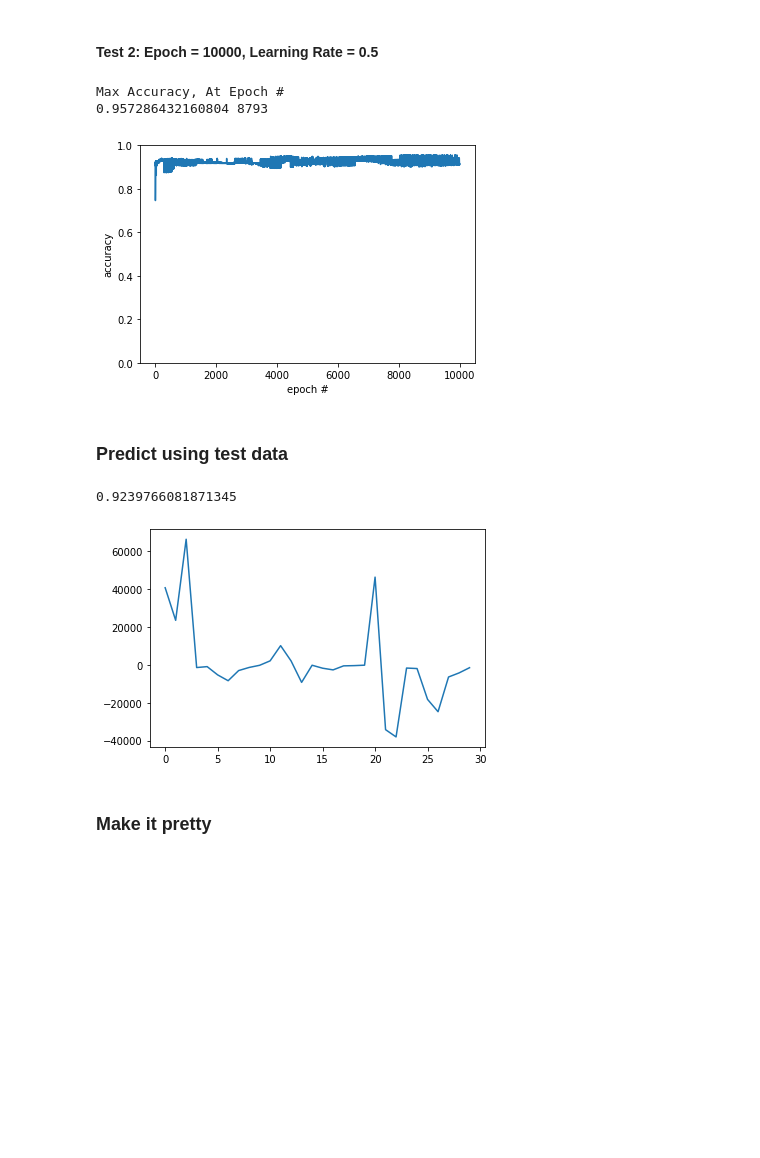
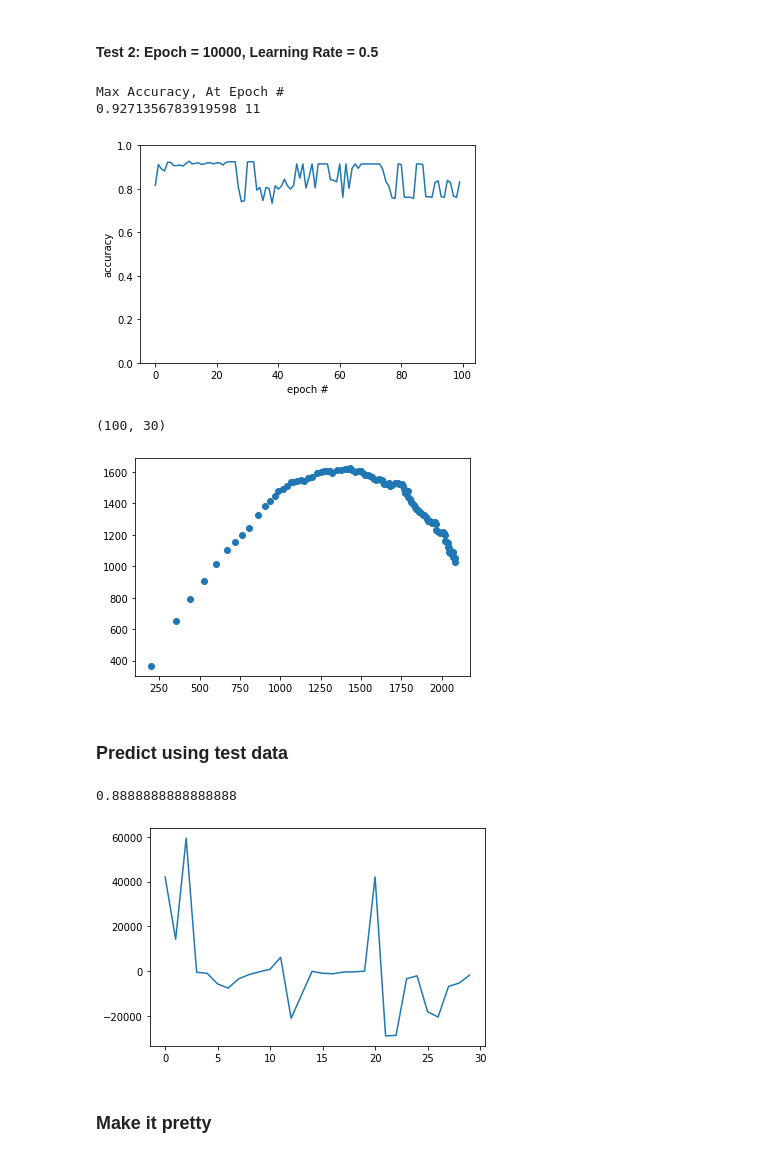
Before and after one commit to frank8922/ECE548, a Jupyter notebook: perceptron/perceptron.ipynb, the cells around one changed output. Cells and saved outputs as stored; diff of their text form; code cells hidden in the pictures; blank space fills up the shorter version.

```diff
--- a/perceptron/perceptron.ipynb
+++ b/perceptron/perceptron.ipynb
@@ -74,7 +73,10 @@ trainSet, testSet, trainLabel, testLabel = train_test_split(X,labels,test_size=0
 ### Implement PLA on data
 #### Test 1: Epoch = 10000, Learning Rate = 0.3
 # %%
-from percep import Perceptron
-ptron = Perceptron()
-wt_matrix = ptron.fit(trainSet,trainLabel,10000,0.3)
+# from percep import Perceptron
+from perceptron_class import Perceptron
+ptron = Perceptron(0.3,100)
+# wt_matrix = ptron.fit(trainSet,trainLabel,10000,0.3)
+ptron.fit(trainSet,trainLabel)
+plt.plot(range(1,len(ptron.errors) + 1), ptron.errors, marker='o')
 # %% [output]
@@ -84,23 +85,28 @@ Max Accuracy, At Epoch #
 # %% [markdown]
 #### Test 2: Epoch = 10000, Learning Rate = 0.5
 # %%
-wt_matrix = ptron.fit(trainSet,trainLabel,10000,0.5)
+wt_matrix = ptron.fit(trainSet,trainLabel,100,0.5)
+print(wt_matrix.shape)
+plt.scatter(wt_matrix[:,0],wt_matrix[:,1])
+plt.show()
 # %% [output]
 Max Accuracy, At Epoch #
-0.957286432160804 8793
+0.9271356783919598 11
-[figure, old version]
+[figure, new version]
+(100, 30)
+[figure, added]
 # %% [markdown]
 ### Predict using test data
 # %%
 predTest = ptron.predict(testSet)
 print(accuracy_score(testLabel,predTest))
 # %% [output]
-0.9239766081871345
+0.8888888888888888
 # %%
 plt.plot(wt_matrix[-1,:])
 plt.show()
 # %% [output]
-[figure, old version]
+[figure, new version]
 # %% [markdown]
 ### Make it pretty
 # %%
```
Also changed, not shown: parts of 2 cells of this notebook, 11 other files.
